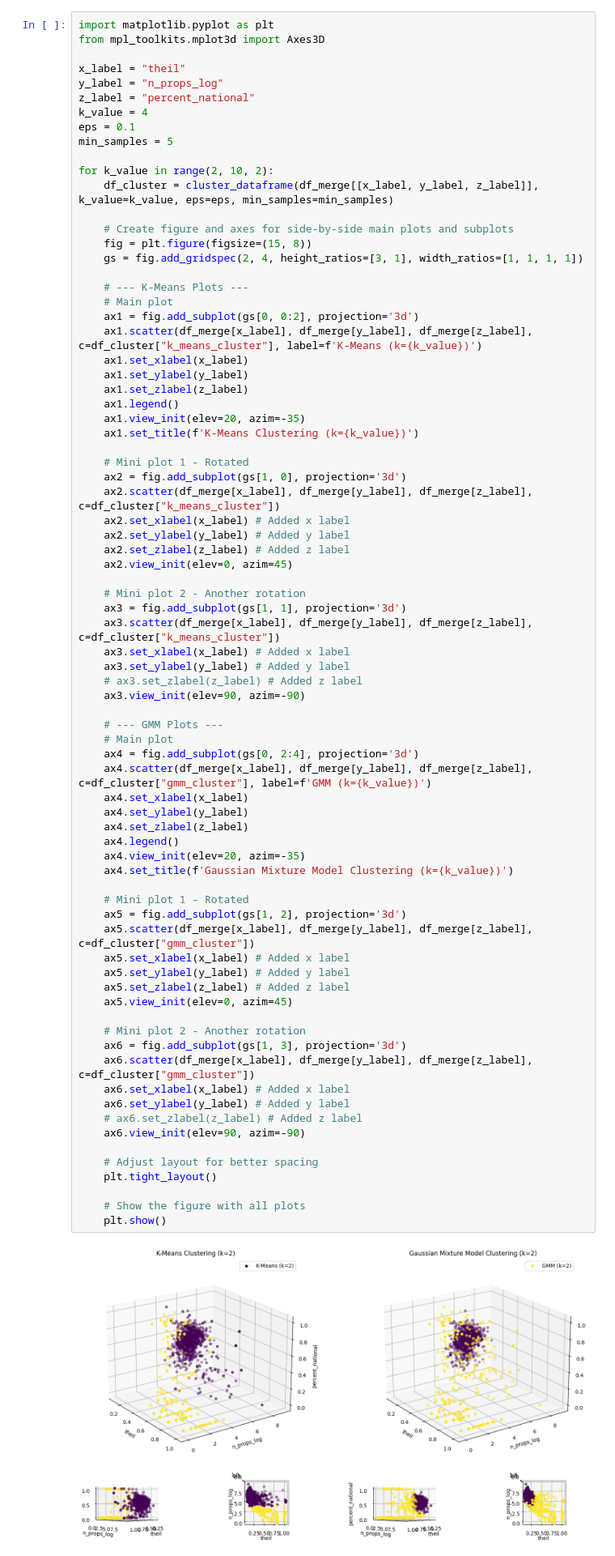
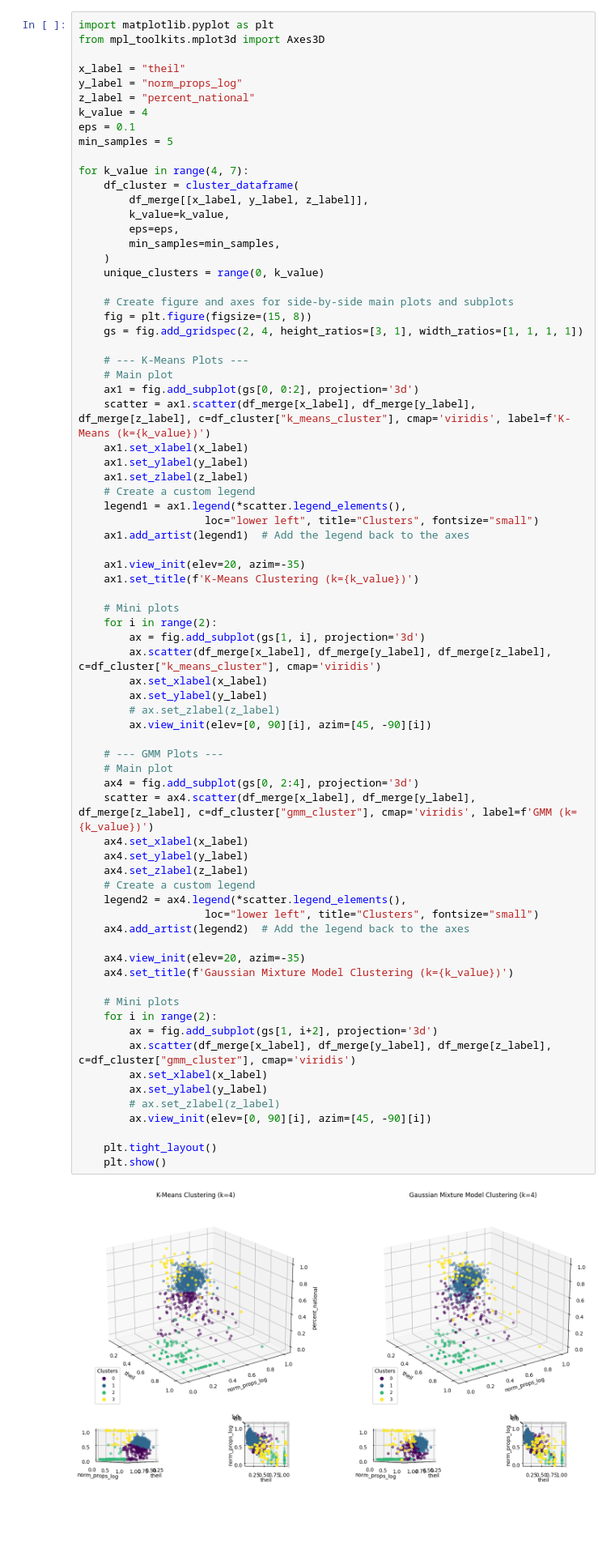
Before and after one commit to AcacioTelechi/multidimensional-legislative-profile, a Jupyter notebook: 3_analyze_metrics.ipynb, the cells around one changed output. Shown at 81% size. Saved outputs shown, nothing was run; the diff lists cells and outputs as text; blank space fills up the shorter version.

```diff
--- a/3_analyze_metrics.ipynb
+++ b/3_analyze_metrics.ipynb
@@ -306,77 +288,74 @@ import matplotlib.pyplot as plt
 from mpl_toolkits.mplot3d import Axes3D
 
 x_label = "theil"
-y_label = "n_props_log"
+y_label = "norm_props_log"
 z_label = "percent_national"
 k_value = 4
 eps = 0.1
 min_samples = 5
 
-for k_value in range(2, 10, 2):
-    df_cluster = cluster_dataframe(df_merge[[x_label, y_label, z_label]], k_value=k_value, eps=eps, min_samples=min_samples)
+for k_value in range(4, 7):
+    df_cluster = cluster_dataframe(
+        df_merge[[x_label, y_label, z_label]],
+        k_value=k_value,
+        eps=eps,
+        min_samples=min_samples,
+    )
+    unique_clusters = range(0, k_value)
 
     # Create figure and axes for side-by-side main plots and subplots
     fig = plt.figure(figsize=(15, 8))
     gs = fig.add_gridspec(2, 4, height_ratios=[3, 1], width_ratios=[1, 1, 1, 1])
 
     # --- K-Means Plots ---
     # Main plot
     ax1 = fig.add_subplot(gs[0, 0:2], projection='3d')
-    ax1.scatter(df_merge[x_label], df_merge[y_label], df_merge[z_label], c=df_cluster["k_means_cluster"], label=f'K-Means (k={k_value})')
+    scatter = ax1.scatter(df_merge[x_label], df_merge[y_label], df_merge[z_label], c=df_cluster["k_means_cluster"], cmap='viridis', label=f'K-Means (k={k_value})')
     ax1.set_xlabel(x_label)
     ax1.set_ylabel(y_label)
     ax1.set_zlabel(z_label)
-    ax1.legend()
+    # Create a custom legend
+    legend1 = ax1.legend(*scatter.legend_elements(),
+                    loc="lower left", title="Clusters", fontsize="small")
+    ax1.add_artist(legend1)  # Add the legend back to the axes
+
     ax1.view_init(elev=20, azim=-35)
     ax1.set_title(f'K-Means Clustering (k={k_value})')
 
-    # Mini plot 1 - Rotated
-    ax2 = fig.add_subplot(gs[1, 0], projection='3d')
-    ax2.scatter(df_merge[x_label], df_merge[y_label], df_merge[z_label], c=df_cluster["k_means_cluster"])
-    ax2.set_xlabel(x_label) # Added x label
-    ax2.set_ylabel(y_label) # Added y label
-    ax2.set_zlabel(z_label) # Added z label
-    ax2.view_init(elev=0, azim=45)
-
-    # Mini plot 2 - Another rotation
-    ax3 = fig.add_subplot(gs[1, 1], projection='3d')
-    ax3.scatter(df_merge[x_label], df_merge[y_label], df_merge[z_label], c=df_cluster["k_means_cluster"])
-    ax3.set_xlabel(x_label) # Added x label
-    ax3.set_ylabel(y_label) # Added y label
-    # ax3.set_zlabel(z_label) # Added z label
-    ax3.view_init(elev=90, azim=-90)
+    # Mini plots
+    for i in range(2):
+        ax = fig.add_subplot(gs[1, i], projection='3d')
+        ax.scatter(df_merge[x_label], df_merge[y_label], df_merge[z_label], c=df_cluster["k_means_cluster"], cmap='viridis')
+        ax.set_xlabel(x_label)
+        ax.set_ylabel(y_label)
+        # ax.set_zlabel(z_label)
+        ax.view_init(elev=[0, 90][i], azim=[45, -90][i])
 
     # --- GMM Plots ---
     # Main plot
     ax4 = fig.add_subplot(gs[0, 2:4], projection='3d')
-    ax4.scatter(df_merge[x_label], df_merge[y_label], df_merge[z_label], c=df_cluster["gmm_cluster"], label=f'GMM (k={k_value})')
+    scatter = ax4.scatter(df_merge[x_label], df_merge[y_label], df_merge[z_label], c=df_cluster["gmm_cluster"], cmap='viridis', label=f'GMM (k={k_value})')
     ax4.set_xlabel(x_label)
     ax4.set_ylabel(y_label)
     ax4.set_zlabel(z_label)
-    ax4.legend()
+    # Create a custom legend
+    legend2 = ax4.legend(*scatter.legend_elements(),
+                    loc="lower left", title="Clusters", fontsize="small")
+    ax4.add_artist(legend2)  # Add the legend back to the axes
+
     ax4.view_init(elev=20, azim=-35)
     ax4.set_title(f'Gaussian Mixture Model Clustering (k={k_value})')
 
-    # Mini plot 1 - Rotated
-    ax5 = fig.add_subplot(gs[1, 2], projection='3d')
-    ax5.scatter(df_merge[x_label], df_merge[y_label], df_merge[z_label], c=df_cluster["gmm_cluster"])
-    ax5.set_xlabel(x_label) # Added x label
-    ax5.set_ylabel(y_label) # Added y label
-    ax5.set_zlabel(z_label) # Added z label
-    ax5.view_init(elev=0, azim=45)
+    # Mini plots
+    for i in range(2):
+        ax = fig.add_subplot(gs[1, i+2], projection='3d')
+        ax.scatter(df_merge[x_label], df_merge[y_label], df_merge[z_label], c=df_cluster["gmm_cluster"], cmap='viridis')
+        ax.set_xlabel(x_label)
+        ax.set_ylabel(y_label)
+        # ax.set_zlabel(z_label)
+        ax.view_init(elev=[0, 90][i], azim=[45, -90][i])
 
-    # Mini plot 2 - Another rotation
-    ax6 = fig.add_subplot(gs[1, 3], projection='3d')
-    ax6.scatter(df_merge[x_label], df_merge[y_label], df_merge[z_label], c=df_cluster["gmm_cluster"])
-    ax6.set_xlabel(x_label) # Added x label
-    ax6.set_ylabel(y_label) # Added y label
-    # ax6.set_zlabel(z_label) # Added z label
-    ax6.view_init(elev=90, azim=-90)
-
-    # Adjust layout for better spacing
     plt.tight_layout()
-
-    # Show the figure with all plots
     plt.show()
 # %% [output]
-[figure, old version]
+[figure, new version]
```
Also changed, not shown: parts of 15 cells of this notebook, 6 other files.
